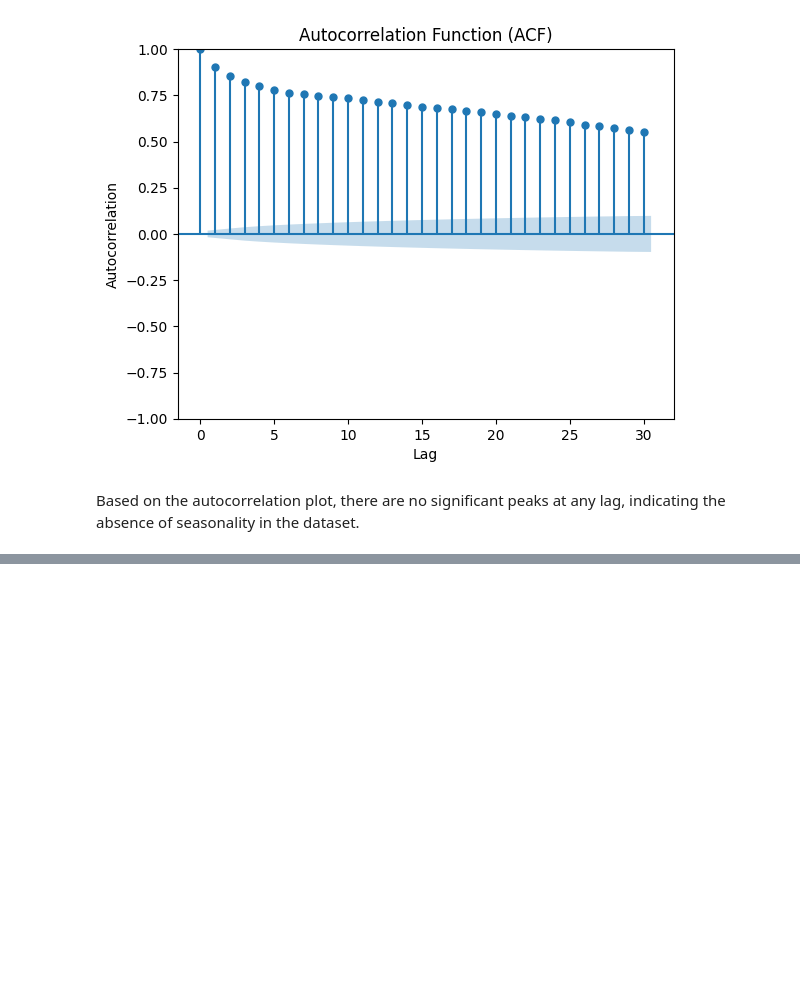
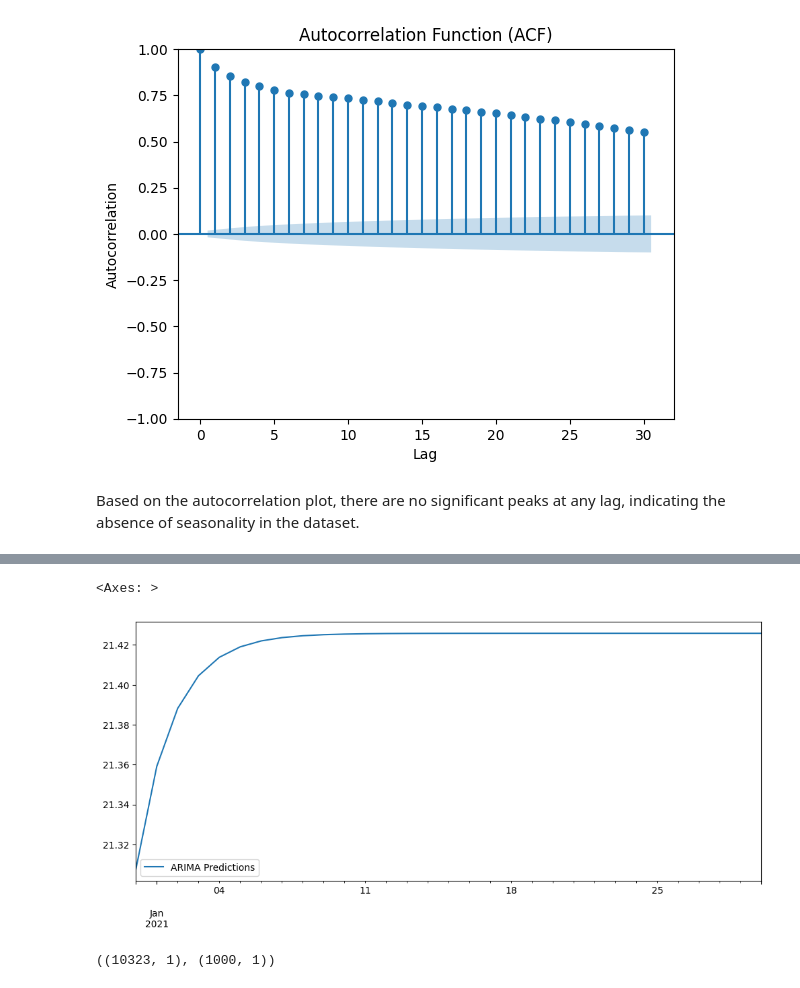
Before and after one commit to bhumikays/Time-Series-Forecasting-of-Temperature, a Jupyter notebook: Data _Cleaning_and_EDA.ipynb, the cells around one changed output, grey strips where cells are left out. Drawn from its saved outputs; the diff is of its cells as text; code cells hidden in the pictures; blank space fills up the shorter version.

```diff
--- a/Data _Cleaning_and_EDA.ipynb
+++ b/Data _Cleaning_and_EDA.ipynb
@@ -269,0 +384,3 @@ plt.show()
+# %%
+model2 = ARIMA(data['Temperature'], order = (1, 1, 2))
+model2 = model2.fit()
@@ -269,0 +396,5 @@ plt.show()
+# %%
+index_future_dates = pd.date_range(start = '2020-12-31', end = '2021-01-30')
+comp_pred = model2.predict(start = len(data), end = len(data) + 30, type = 'levels').rename('ARIMA Predictions')
+comp_pred.index = index_future_dates
+comp_pred
@@ -269,0 +419,11 @@ plt.show()
+# %%
+comp_pred.plot(figsize = (12,5), legend = True)
+# %% [output]
+<Axes: >
+[figure, added]
+# %%
+train = data.iloc[:-1000]
+test = data.iloc[-1000:]
+train.shape, test.shape
+# %% [output]
+((10323, 1), (1000, 1))
```
Also changed, not shown: parts of 22 cells of this notebook.
